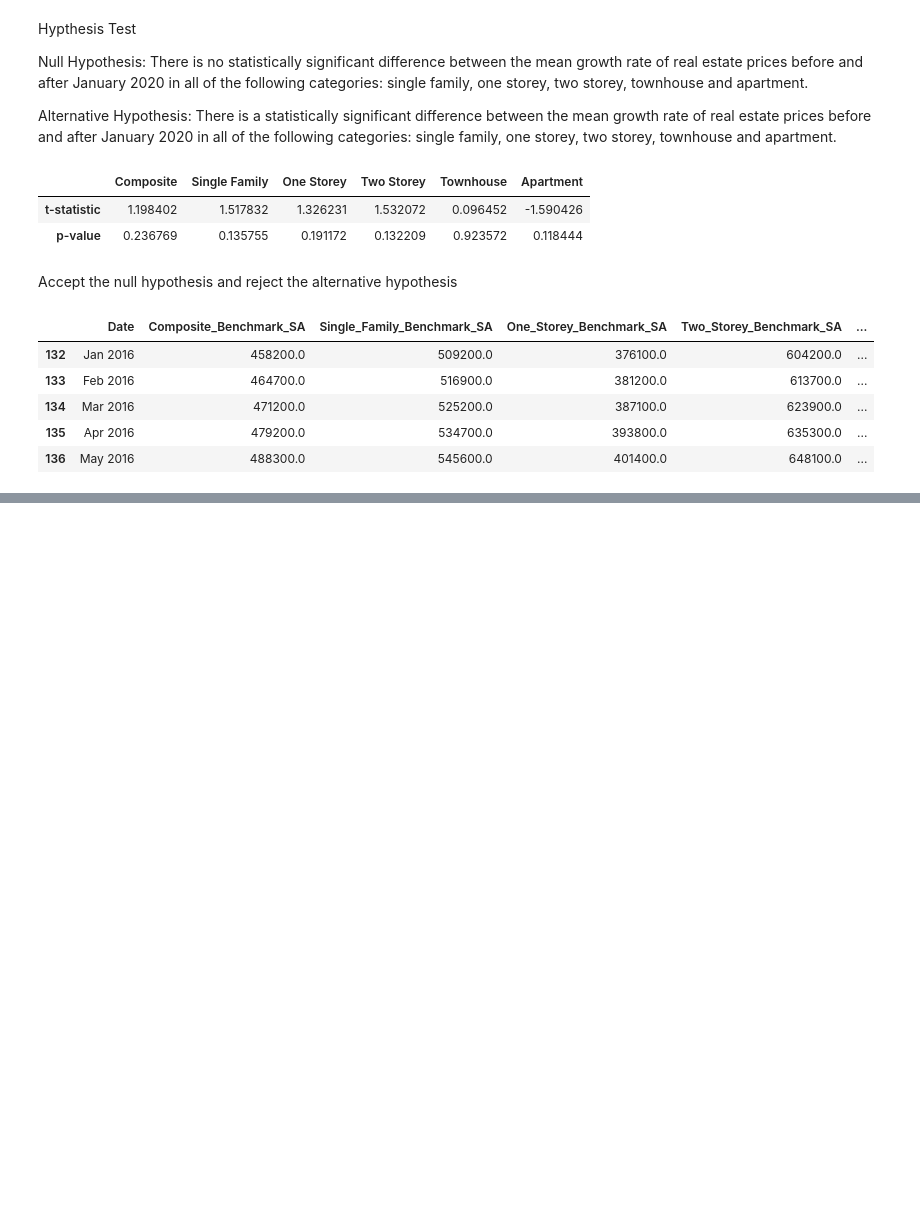
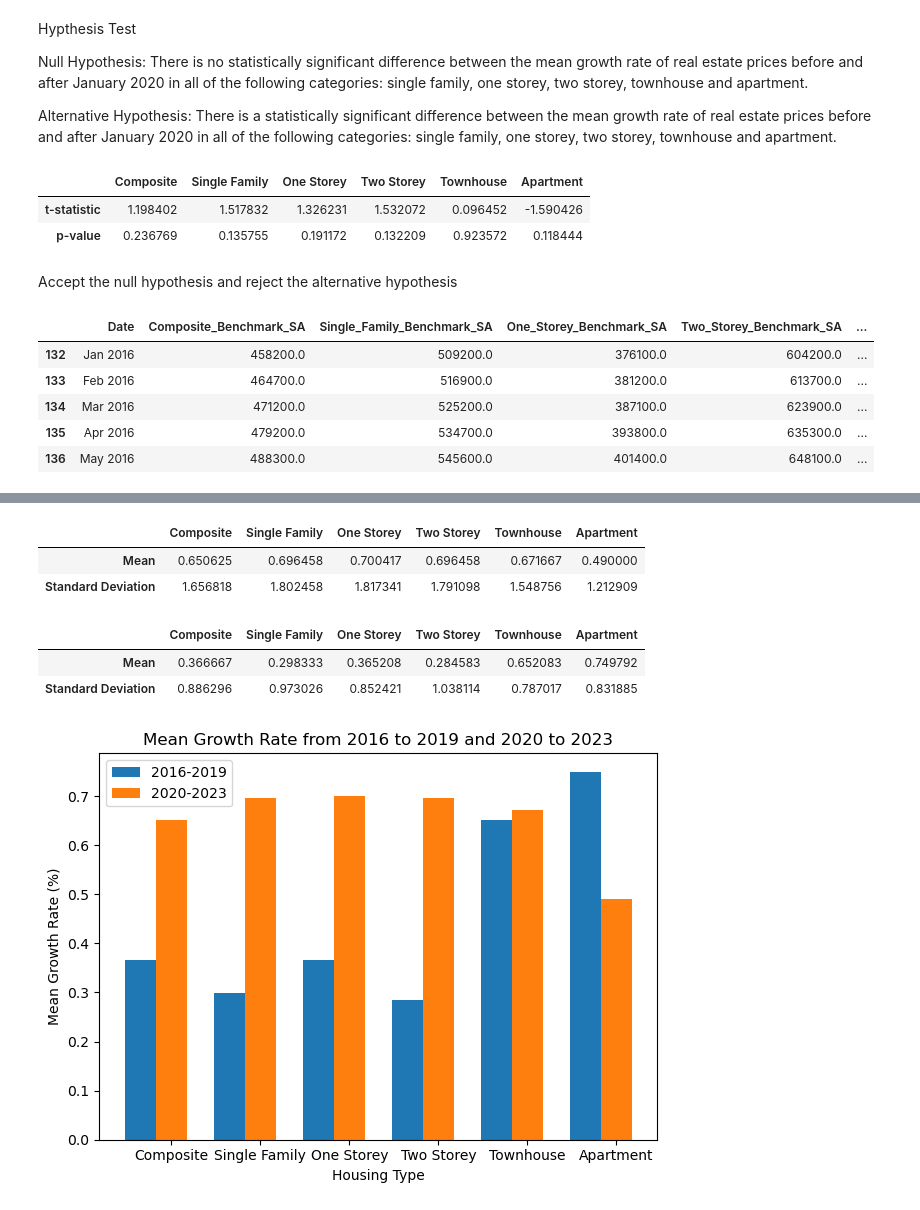
Before and after one commit to JasleenShergill/Covid-s-Effect-on-Real-Estate, a Jupyter notebook: Avg_Home_Price_Pre_Post_Covid.ipynb, the cells around one changed output, grey strips where cells are left out. Cells and saved outputs as stored; diff of their text form; code cells hidden in the pictures; blank space fills up the shorter version.

```diff
--- a/Avg_Home_Price_Pre_Post_Covid.ipynb
+++ b/Avg_Home_Price_Pre_Post_Covid.ipynb
@@ -119,0 +241,80 @@ plt.show()
+# %%
+# calculate the mean and standard deviation of the aggregate_df_2020_2023
+composite_mean_2020_2023 = aggregate_df_2020_2023['composite_growth_rate'].mean()
+composite_std_2020_2023 = aggregate_df_2020_2023['composite_growth_rate'].std()
+single_family_mean_2020_2023 = aggregate_df_2020_2023['single_family_growth_rate'].mean()
+single_family_std_2020_2023 = aggregate_df_2020_2023['single_family_growth_rate'].std()
+one_storey_mean_2020_2023 = aggregate_df_2020_2023['one_storey_growth_rate'].mean()
+one_storey_std_2020_2023 = aggregate_df_2020_2023['one_storey_growth_rate'].std()
+two_storey_mean_2020_2023 = aggregate_df_2020_2023['two_storey_growth_rate'].mean()
+two_storey_std_2020_2023 = aggregate_df_2020_2023['two_storey_growth_rate'].std()
+townhouse_mean_2020_2023 = aggregate_df_2020_2023['townhouse_growth_rate'].mean()
+townhouse_std_2020_2023 = aggregate_df_2020_2023['townhouse_growth_rate'].std()
+apartment_mean_2020_2023 = aggregate_df_2020_2023['apartment_growth_rate'].mean()
+apartment_std_2020_2023 = aggregate_df_2020_2023['apartment_growth_rate'].std()
+
+# create a DataFrame for the mean and standard deviation
+mean_std_2020_2023 = pd.DataFrame({'Composite': [composite_mean_2020_2023, composite_std_2020_2023],
+                              'Single Family': [single_family_mean_2020_2023, single_family_std_2020_2023],
+                              'One Storey': [one_storey_mean_2020_2023, one_storey_std_2020_2023],
+                              'Two Storey': [two_storey_mean_2020_2023, two_storey_std_2020_2023],
+                              'Townhouse': [townhouse_mean_2020_2023, townhouse_std_2020_2023],
+                              'Apartment': [apartment_mean_2020_2023, apartment_std_2020_2023]}, index=['Mean', 'Standard Deviation'])
+
+# print the mean and standard deviation
+mean_std_2020_2023
+# %% [output]
+|  | Composite | Single Family | One Storey | Two Storey | Townhouse | Apartment |
+| Mean | 0.650625 | 0.696458 | 0.700417 | 0.696458 | 0.671667 | 0.490000 |
+| Standard Deviation | 1.656818 | 1.802458 | 1.817341 | 1.791098 | 1.548756 | 1.212909 |
+# %%
+# calculate the mean and standard deviation of the aggregate_df_2016_2019
+composite_mean_2016_2019 = aggregate_df_2016_2019['composite_growth_rate'].mean()
+composite_std_2016_2019 = aggregate_df_2016_2019['composite_growth_rate'].std()
+single_family_mean_2016_2019 = aggregate_df_2016_2019['single_family_growth_rate'].mean()
+single_family_std_2016_2019 = aggregate_df_2016_2019['single_family_growth_rate'].std()
+one_storey_mean_2016_2019 = aggregate_df_2016_2019['one_storey_growth_rate'].mean()
+one_storey_std_2016_2019 = aggregate_df_2016_2019['one_storey_growth_rate'].std()
+two_storey_mean_2016_2019 = aggregate_df_2016_2019['two_storey_growth_rate'].mean()
+two_storey_std_2016_2019 = aggregate_df_2016_2019['two_storey_growth_rate'].std()
+townhouse_mean_2016_2019 = aggregate_df_2016_2019['townhouse_growth_rate'].mean()
+townhouse_std_2016_2019 = aggregate_df_2016_2019['townhouse_growth_rate'].std()
+apartment_mean_2016_2019 = aggregate_df_2016_2019['apartment_growth_rate'].mean()
+apartment_std_2016_2019 = aggregate_df_2016_2019['apartment_growth_rate'].std()
+
+# create a DataFrame for the mean and standard deviation
+mean_std_2016_2019 = pd.DataFrame({'Composite': [composite_mean_2016_2019, composite_std_2016_2019],
+                              'Single Family': [single_family_mean_2016_2019, single_family_std_2016_2019],
+                              'One Storey': [one_storey_mean_2016_2019, one_storey_std_2016_2019],
+                              'Two Storey': [two_storey_mean_2016_2019, two_storey_std_2016_2019],
+                              'Townhouse': [townhouse_mean_2016_2019, townhouse_std_2016_2019],
+                              'Apartment': [apartment_mean_2016_2019, apartment_std_2016_2019]}, index=['Mean', 'Standard Deviation'])
+
+# print the mean and standard deviation
+mean_std_2016_2019
+# %% [output]
+|  | Composite | Single Family | One Storey | Two Storey | Townhouse | Apartment |
+| Mean | 0.366667 | 0.298333 | 0.365208 | 0.284583 | 0.652083 | 0.749792 |
+| Standard Deviation | 0.886296 | 0.973026 | 0.852421 | 1.038114 | 0.787017 | 0.831885 |
+# %%
+# plot the mean growth rate of the composite, single family, one storey, two storey, townhouse and appartment from the 2016 to 2019 and 2020 to 2023
+fig, ax = plt.subplots()
+index = np.arange(6)
+bar_width = 0.35
+opacity = 0.8
+mean_growth_rate_2016_2019 = [composite_mean_2016_2019, single_family_mean_2016_2019, one_storey_mean_2016_2019, two_storey_mean_2016_2019, townhouse_mean_2016_2019, apartment_mean_2016_2019]
+mean_growth_rate_2020_2023 = [composite_mean_2020_2023, single_family_mean_2020_2023, one_storey_mean_2020_2023, two_storey_mean_2020_2023, townhouse_mean_2020_2023, apartment_mean_2020_2023]
+bar1 = plt.bar(index, mean_growth_rate_2016_2019, bar_width, label='2016-2019')
+bar2 = plt.bar(index + bar_width, mean_growth_rate_2020_2023, bar_width, label='2020-2023')
+plt.xlabel('Housing Type')
+plt.ylabel('Mean Growth Rate (%)')
+plt.title('Mean Growth Rate from 2016 to 2019 and 2020 to 2023')
+plt.xticks(index + bar_width, ('Composite', 'Single Family', 'One Storey', 'Two Storey', 'Townhouse', 'Apartment'))
+plt.legend()
+plt.tight_layout()
+
+# save the plot in a file
+plt.savefig('mean_growth_rate_2016_2019_2020_2023.png')
+plt.show()
+# %% [output]
+[figure, added]
```
Also changed, not shown: parts of 6 cells of this notebook, 3 other files.
